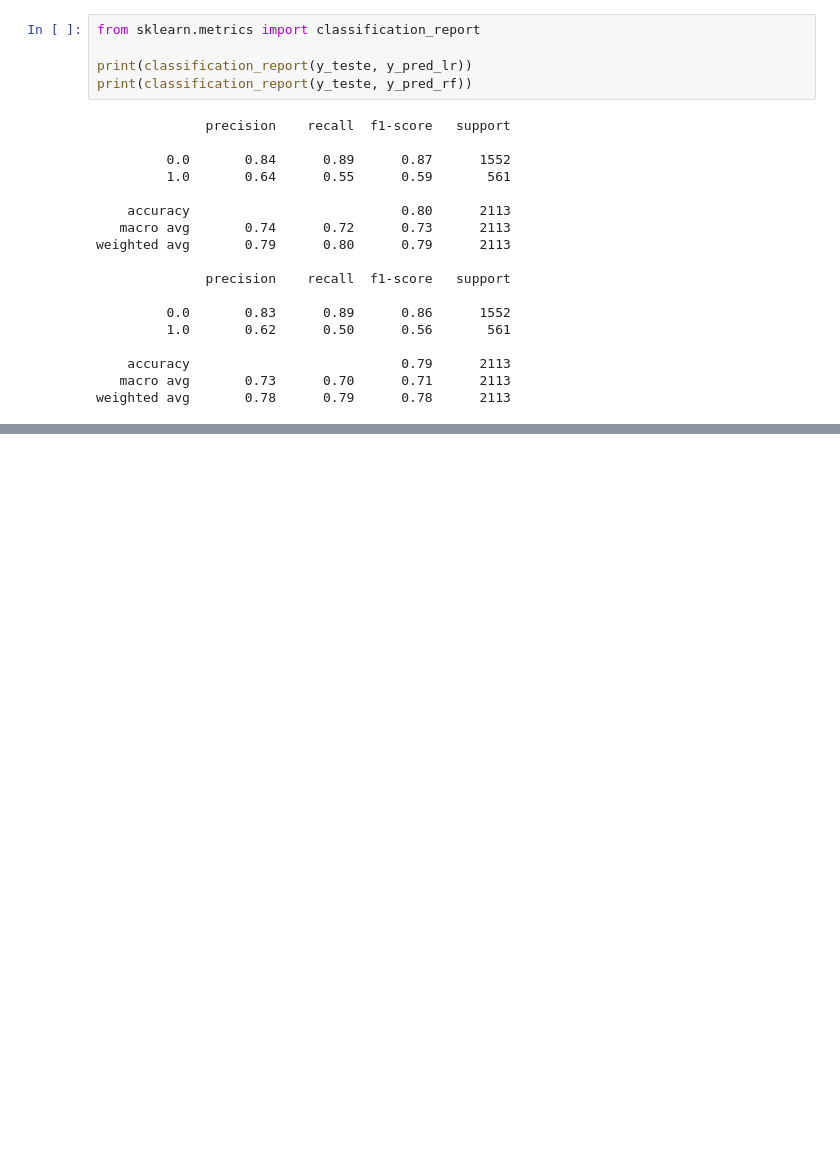
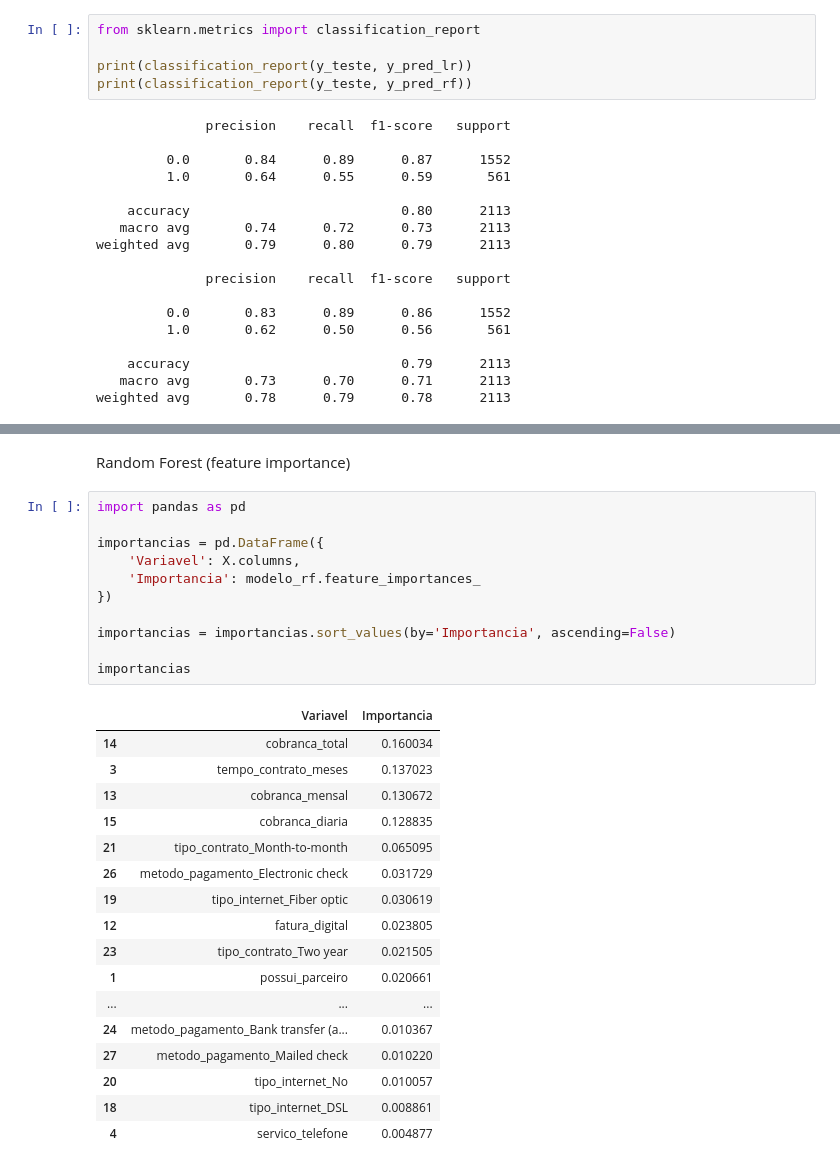
Before and after one commit to Samuel442/desafio-telecom-parte-2, a Jupyter notebook: Desafio_Telecom_parte_2.ipynb, the cells around one changed output, grey strips where cells are left out. Saved outputs shown, nothing was run; the diff lists cells and outputs as text; blank space fills up the shorter version.

```diff
--- a/Desafio_Telecom_parte_2.ipynb
+++ b/Desafio_Telecom_parte_2.ipynb
@@ -498,0 +560,31 @@ weighted avg       0.78      0.79      0.78      2113
+# %% [markdown]
+Random Forest (feature importance)
+# %%
+import pandas as pd
+
+importancias = pd.DataFrame({
+    'Variavel': X.columns,
+    'Importancia': modelo_rf.feature_importances_
+})
+
+importancias = importancias.sort_values(by='Importancia', ascending=False)
+
+importancias
+# %% [output]
+|  | Variavel | Importancia |
+| 14 | cobranca_total | 0.160034 |
+| 3 | tempo_contrato_meses | 0.137023 |
+| 13 | cobranca_mensal | 0.130672 |
+| 15 | cobranca_diaria | 0.128835 |
+| 21 | tipo_contrato_Month-to-month | 0.065095 |
+| 26 | metodo_pagamento_Electronic check | 0.031729 |
+| 19 | tipo_internet_Fiber optic | 0.030619 |
+| 12 | fatura_digital | 0.023805 |
+| 23 | tipo_contrato_Two year | 0.021505 |
+| 1 | possui_parceiro | 0.020661 |
+| ... | ... | ... |
+| 24 | metodo_pagamento_Bank transfer (a... | 0.010367 |
+| 27 | metodo_pagamento_Mailed check | 0.010220 |
+| 20 | tipo_internet_No | 0.010057 |
+| 18 | tipo_internet_DSL | 0.008861 |
+| 4 | servico_telefone | 0.004877 |
```
Also changed, not shown: parts of 3 cells of this notebook.
